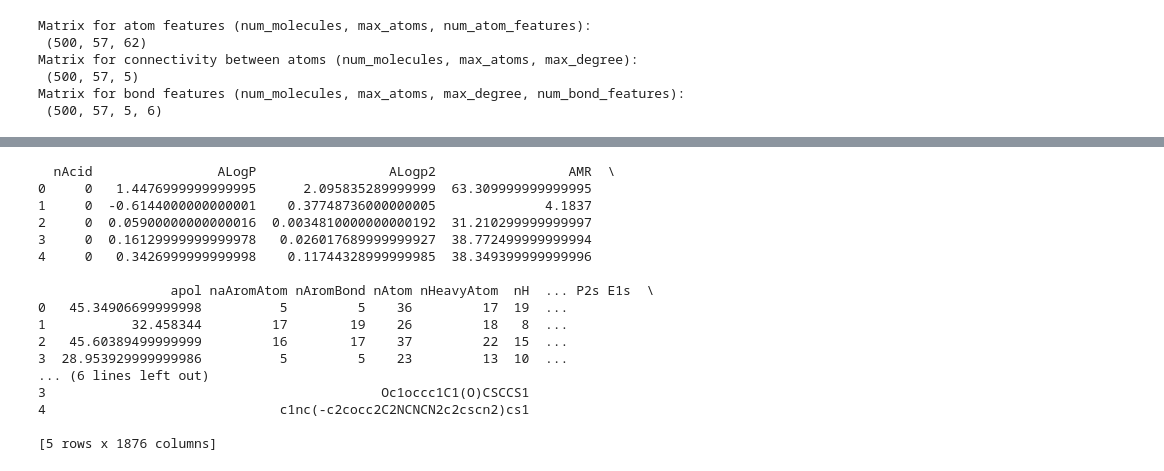
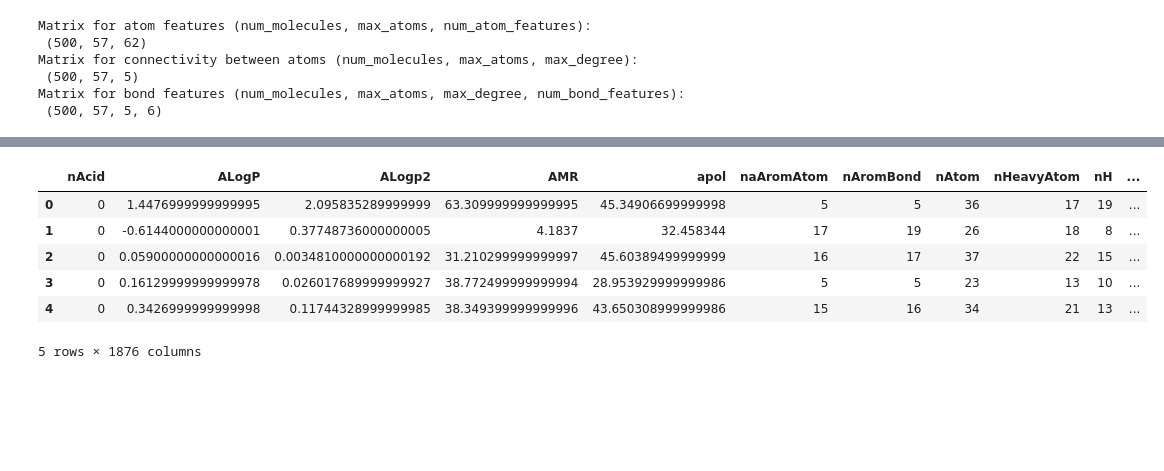
Before and after one commit to hachmannlab/chemml, a Jupyter notebook: docs/ipython_notebooks/feature_representation.ipynb, the cells around one changed output, grey strips where cells are left out. Drawn from its saved outputs; the diff is of its cells as text; code cells hidden in the pictures; blank space fills up the shorter version.

```diff
--- a/docs/ipython_notebooks/feature_representation.ipynb
+++ b/docs/ipython_notebooks/feature_representation.ipynb
@@ -194,24 +149,14 @@ PaDEL-Descriptor: Open-source software for calculating molecular descriptors and
 # %%
 from chemml.chem import PadelDesc
 
 padel = PadelDesc()
 features = padel.represent(mol_objs_list[:10])
-print(features[:5])
+display(features[:5])
 # %% [output]
+|  | nAcid | ALogP | ALogp2 | AMR | apol | naAromAtom | nAromBond | nAtom | nHeavyAtom | nH | ... |
+| 0 | 0 | 1.4476999999999995 | 2.095835289999999 | 63.309999999999995 | 45.34906699999998 | 5 | 5 | 36 | 17 | 19 | ... |
+| 1 | 0 | -0.6144000000000001 | 0.37748736000000005 | 4.1837 | 32.458344 | 17 | 19 | 26 | 18 | 8 | ... |
+| 2 | 0 | 0.05900000000000016 | 0.0034810000000000192 | 31.210299999999997 | 45.60389499999999 | 16 | 17 | 37 | 22 | 15 | ... |
+| 3 | 0 | 0.16129999999999978 | 0.026017689999999927 | 38.772499999999994 | 28.953929999999986 | 5 | 5 | 23 | 13 | 10 | ... |
+| 4 | 0 | 0.3426999999999998 | 0.11744328999999985 | 38.349399999999996 | 43.650308999999986 | 15 | 16 | 34 | 21 | 13 | ... |
-  nAcid                ALogP                 ALogp2                 AMR  \
-0     0   1.4476999999999995      2.095835289999999  63.309999999999995
-1     0  -0.6144000000000001    0.37748736000000005              4.1837
-2     0  0.05900000000000016  0.0034810000000000192  31.210299999999997
-3     0  0.16129999999999978   0.026017689999999927  38.772499999999994
-4     0   0.3426999999999998    0.11744328999999985  38.349399999999996
-
-                 apol naAromAtom nAromBond nAtom nHeavyAtom  nH  ... P2s E1s  \
-0   45.34906699999998          5         5    36         17  19  ...
-1           32.458344         17        19    26         18   8  ...
-2   45.60389499999999         16        17    37         22  15  ...
-3  28.953929999999986          5         5    23         13  10  ...
-... (6 lines left out)
-3                                           Oc1occc1C1(O)CSCCS1
-4                              c1nc(-c2cocc2C2NCNCN2c2cscn2)cs1
-
-[5 rows x 1876 columns]
+5 rows × 1876 columns
```
Also changed, not shown: parts of 13 cells of this notebook, 3 other files.
